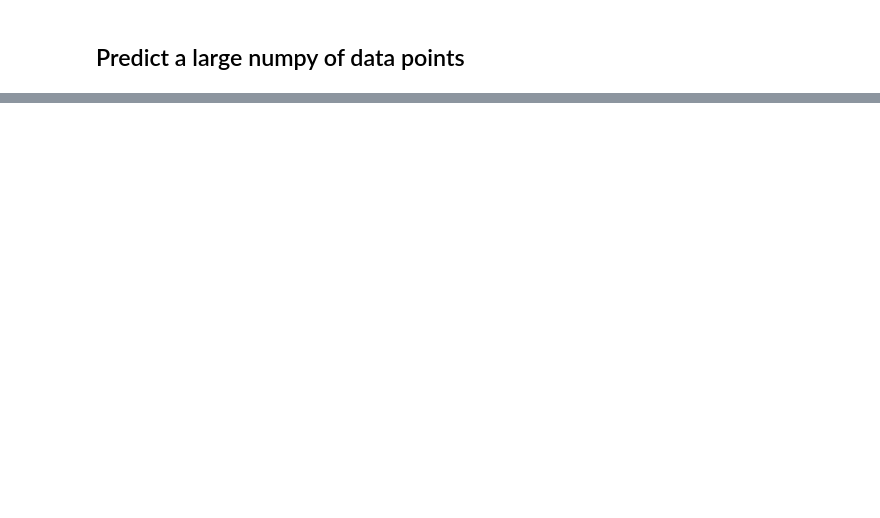
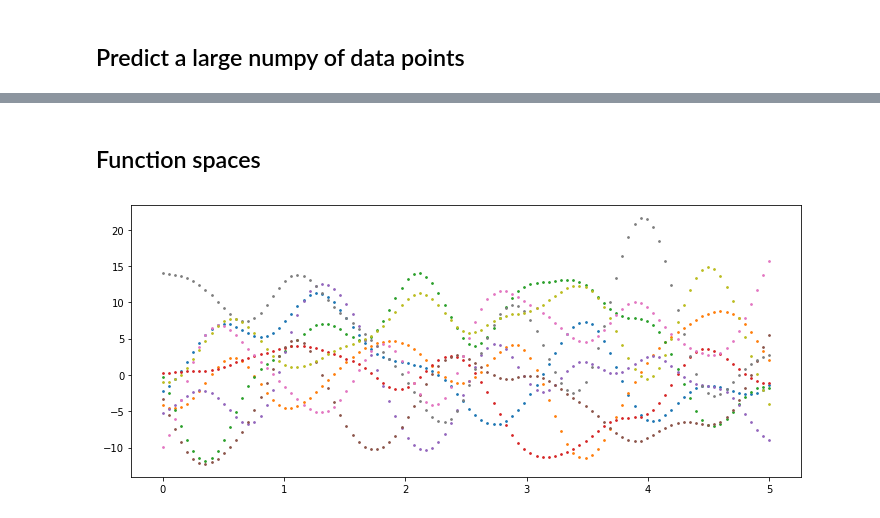
Before and after one commit to eniaxhakaj/phys_learning, a Jupyter notebook: gaussian_processes/manual_gp.ipynb, the cells around one changed output, grey strips where cells are left out. Saved outputs shown, nothing was run; the diff lists cells and outputs as text; code cells hidden in the pictures; blank space fills up the shorter version.

```diff
--- a/gaussian_processes/manual_gp.ipynb
+++ b/gaussian_processes/manual_gp.ipynb
@@ -85,0 +84,34 @@ ax.fill_between(goals, pred_ys - np.sqrt(var_ys), pred_ys + np.sqrt(var_ys), alp
+# %% [markdown]
+## Function spaces
+# %%
+# Lets assume we just have a set of x variables
+x = np.linspace(0, 5, 100)
+
+# We also have a covariance function and mean function + hyperparams
+max_covariance = 40
+length_scale = 0.1
+
+def fs_covariance_function(x):
+    xCol = np.expand_dims(x, 1)
+    xRow = np.expand_dims(x, 0)
+    basic_cov = max_covariance * np.exp(-(xRow - xCol)**2/(2*length_scale))
+    return basic_cov
+
+def fs_mean_function(x):
+    return np.zeros_like(x)
+# We can now generate a covariance matrix and mean vector
+cov_matrix = fs_covariance_function(x)
+mean_vector = fs_mean_function(x)
+
+# Those fully specify a multivariate gaussian distribution of the same dim as our X
+# A draw from these returns our potential Y data
+# Currently that Y data is unconstrained (we don't have any training data) except for
+# the constraints by the hyperparams.
+# e.g. increasing the max_cov increases the range of the function
+# increasing the length scale decreases the rate at which the function varies
+_, ax = plt.subplots(figsize=(12, 5))
+for i in range(9):
+    y_pred = np.random.multivariate_normal(mean_vector, cov_matrix)
+    ax.scatter(x, y_pred, s=3)
+# %% [output]
+[figure, added]
```
Also changed, not shown: parts of 6 cells of this notebook.
